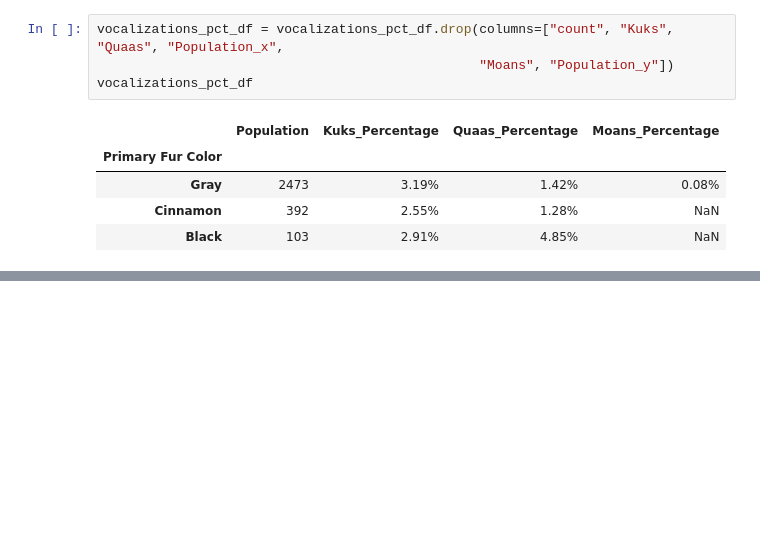
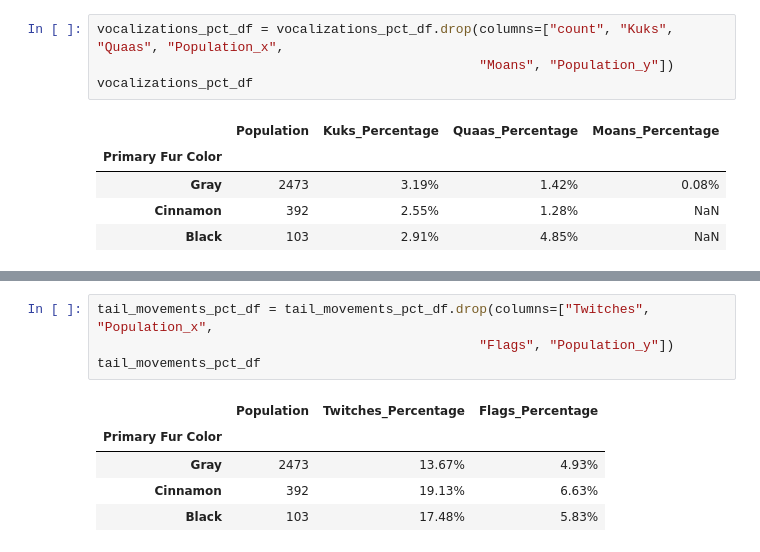
Before and after one commit to brown016340/Project-1, a Jupyter notebook: SquirrelBehaviorGraphs.ipynb, the cells around one changed output, grey strips where cells are left out. Saved outputs shown, nothing was run; the diff lists cells and outputs as text; blank space fills up the shorter version.

```diff
--- a/SquirrelBehaviorGraphs.ipynb
+++ b/SquirrelBehaviorGraphs.ipynb
@@ -522,0 +622,10 @@ vocalizations_pct_df
+# %%
+tail_movements_pct_df = tail_movements_pct_df.drop(columns=["Twitches", "Population_x",
+                                                 "Flags", "Population_y"])
+tail_movements_pct_df
+# %% [output]
+|  | Population | Twitches_Percentage | Flags_Percentage |
+| Primary Fur Color |  |  |  |
+| Gray | 2473 | 13.67% | 4.93% |
+| Cinnamon | 392 | 19.13% | 6.63% |
+| Black | 103 | 17.48% | 5.83% |
```
Also changed, not shown: parts of 7 cells of this notebook.
